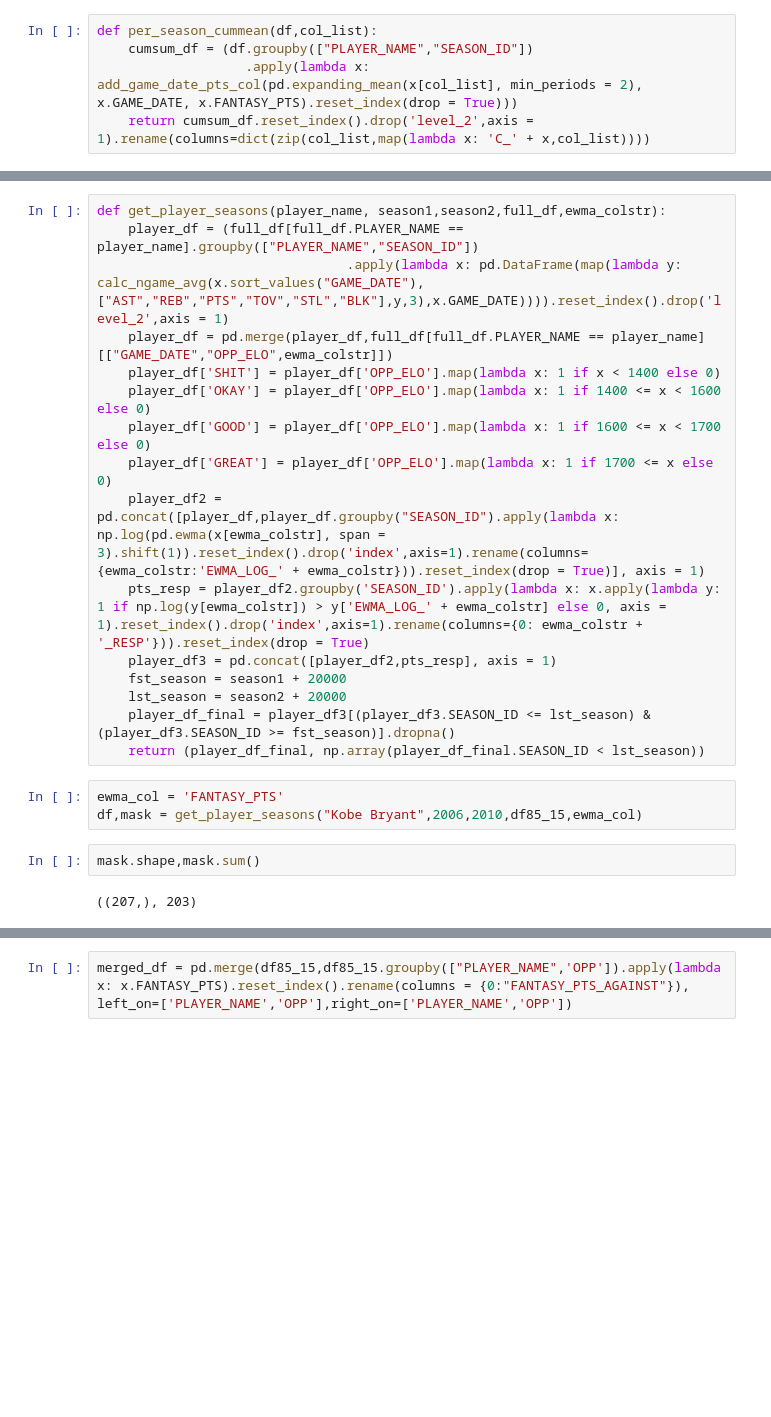
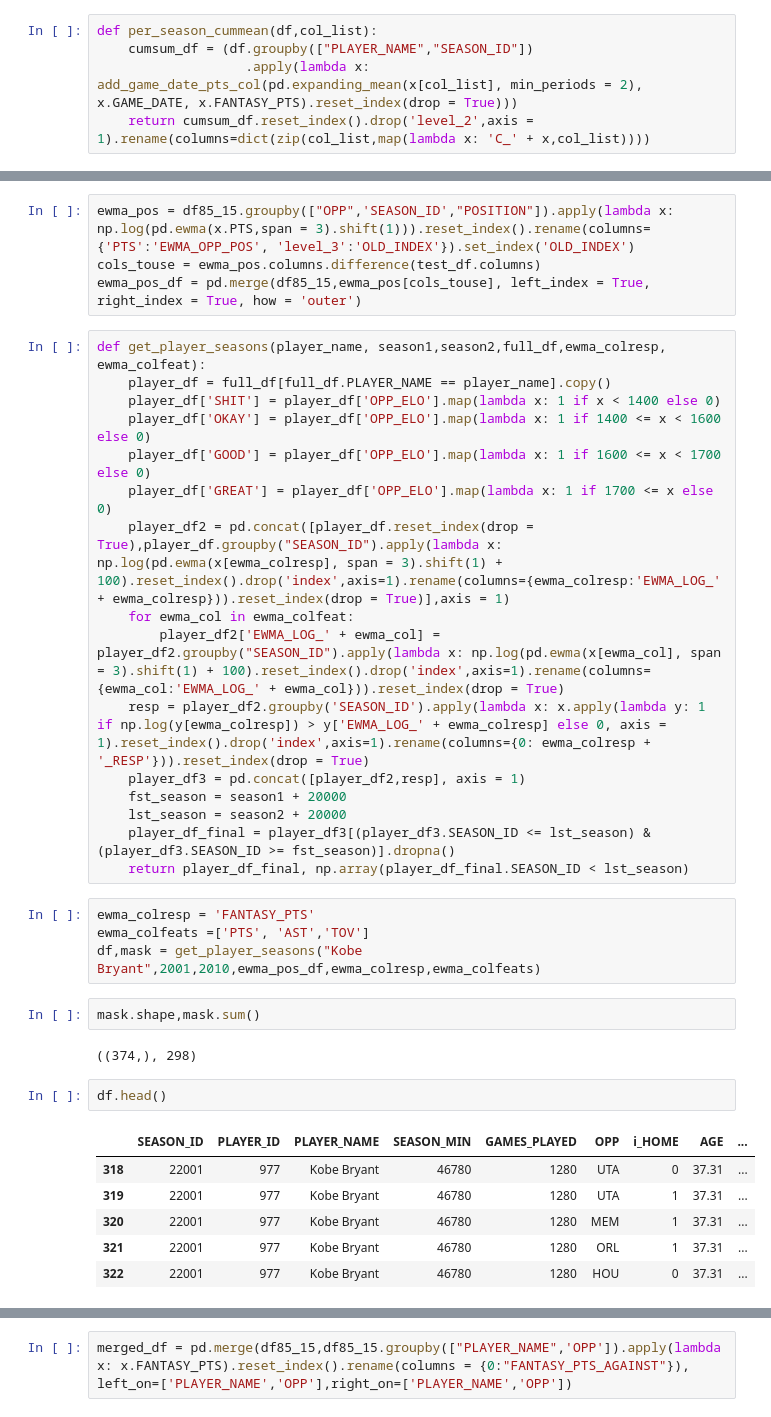
Before and after one commit to diciurcio-d/ShiftEnter, a Jupyter notebook: data_collection_sup.ipynb, the cells around one changed output, grey strips where cells are left out. Cells and saved outputs as stored; diff of their text form; blank space fills up the shorter version.

```diff
--- a/data_collection_sup.ipynb
+++ b/data_collection_sup.ipynb
@@ -165,23 +184,37 @@ def per_season_cummean(df,col_list):
+# %%
+ewma_pos = df85_15.groupby(["OPP",'SEASON_ID',"POSITION"]).apply(lambda x: np.log(pd.ewma(x.PTS,span = 3).shift(1))).reset_index().rename(columns={'PTS':'EWMA_OPP_POS', 'level_3':'OLD_INDEX'}).set_index('OLD_INDEX')
+cols_touse = ewma_pos.columns.difference(test_df.columns)
+ewma_pos_df = pd.merge(df85_15,ewma_pos[cols_touse], left_index = True, right_index = True, how = 'outer')
 # %%
-def get_player_seasons(player_name, season1,season2,full_df,ewma_colstr):
-    player_df = (full_df[full_df.PLAYER_NAME == player_name].groupby(["PLAYER_NAME","SEASON_ID"])
-                                .apply(lambda x: pd.DataFrame(map(lambda y: calc_ngame_avg(x.sort_values("GAME_DATE"),["AST","REB","PTS","TOV","STL","BLK"],y,3),x.GAME_DATE)))).reset_index().drop('level_2',axis = 1)
-    player_df = pd.merge(player_df,full_df[full_df.PLAYER_NAME == player_name][["GAME_DATE","OPP_ELO",ewma_colstr]])
+def get_player_seasons(player_name, season1,season2,full_df,ewma_colresp, ewma_colfeat):
+    player_df = full_df[full_df.PLAYER_NAME == player_name].copy()
     player_df['SHIT'] = player_df['OPP_ELO'].map(lambda x: 1 if x < 1400 else 0)
     player_df['OKAY'] = player_df['OPP_ELO'].map(lambda x: 1 if 1400 <= x < 1600 else 0)
     player_df['GOOD'] = player_df['OPP_ELO'].map(lambda x: 1 if 1600 <= x < 1700 else 0)
     player_df['GREAT'] = player_df['OPP_ELO'].map(lambda x: 1 if 1700 <= x else 0)
-    player_df2 = pd.concat([player_df,player_df.groupby("SEASON_ID").apply(lambda x: np.log(pd.ewma(x[ewma_colstr], span = 3).shift(1)).reset_index().drop('index',axis=1).rename(columns={ewma_colstr:'EWMA_LOG_' + ewma_colstr})).reset_index(drop = True)], axis = 1)
-    pts_resp = player_df2.groupby('SEASON_ID').apply(lambda x: x.apply(lambda y: 1 if np.log(y[ewma_colstr]) > y['EWMA_LOG_' + ewma_colstr] else 0, axis = 1).reset_index().drop('index',axis=1).rename(columns={0: ewma_colstr + '_RESP'})).reset_index(drop = True)
-    player_df3 = pd.concat([player_df2,pts_resp], axis = 1)
+    player_df2 = pd.concat([player_df.reset_index(drop = True),player_df.groupby("SEASON_ID").apply(lambda x: np.log(pd.ewma(x[ewma_colresp], span = 3).shift(1) + 100).reset_index().drop('index',axis=1).rename(columns={ewma_colresp:'EWMA_LOG_' + ewma_colresp})).reset_index(drop = True)],axis = 1)
+    for ewma_col in ewma_colfeat:
+        player_df2['EWMA_LOG_' + ewma_col] = player_df2.groupby("SEASON_ID").apply(lambda x: np.log(pd.ewma(x[ewma_col], span = 3).shift(1) + 100).reset_index().drop('index',axis=1).rename(columns={ewma_col:'EWMA_LOG_' + ewma_col})).reset_index(drop = True)
+    resp = player_df2.groupby('SEASON_ID').apply(lambda x: x.apply(lambda y: 1 if np.log(y[ewma_colresp]) > y['EWMA_LOG_' + ewma_colresp] else 0, axis = 1).reset_index().drop('index',axis=1).rename(columns={0: ewma_colresp + '_RESP'})).reset_index(drop = True)
+    player_df3 = pd.concat([player_df2,resp], axis = 1)
     fst_season = season1 + 20000
     lst_season = season2 + 20000
     player_df_final = player_df3[(player_df3.SEASON_ID <= lst_season) & (player_df3.SEASON_ID >= fst_season)].dropna()
-    return (player_df_final, np.array(player_df_final.SEASON_ID < lst_season))
+    return player_df_final, np.array(player_df_final.SEASON_ID < lst_season)
 # %%
-ewma_col = 'FANTASY_PTS'
-df,mask = get_player_seasons("Kobe Bryant",2006,2010,df85_15,ewma_col)
+ewma_colresp = 'FANTASY_PTS'
+ewma_colfeats =['PTS', 'AST','TOV']
+df,mask = get_player_seasons("Kobe Bryant",2001,2010,ewma_pos_df,ewma_colresp,ewma_colfeats)
 # %%
 mask.shape,mask.sum()
 # %% [output]
-((207,), 203)
+((374,), 298)
+# %%
+df.head()
+# %% [output]
+|  | SEASON_ID | PLAYER_ID | PLAYER_NAME | SEASON_MIN | GAMES_PLAYED | OPP | i_HOME | AGE | ... |
+| 318 | 22001 | 977 | Kobe Bryant | 46780 | 1280 | UTA | 0 | 37.31 | ... |
+| 319 | 22001 | 977 | Kobe Bryant | 46780 | 1280 | UTA | 1 | 37.31 | ... |
+| 320 | 22001 | 977 | Kobe Bryant | 46780 | 1280 | MEM | 1 | 37.31 | ... |
+| 321 | 22001 | 977 | Kobe Bryant | 46780 | 1280 | ORL | 1 | 37.31 | ... |
+| 322 | 22001 | 977 | Kobe Bryant | 46780 | 1280 | HOU | 0 | 37.31 | ... |
```
Also changed, not shown: parts of 21 cells of this notebook.
